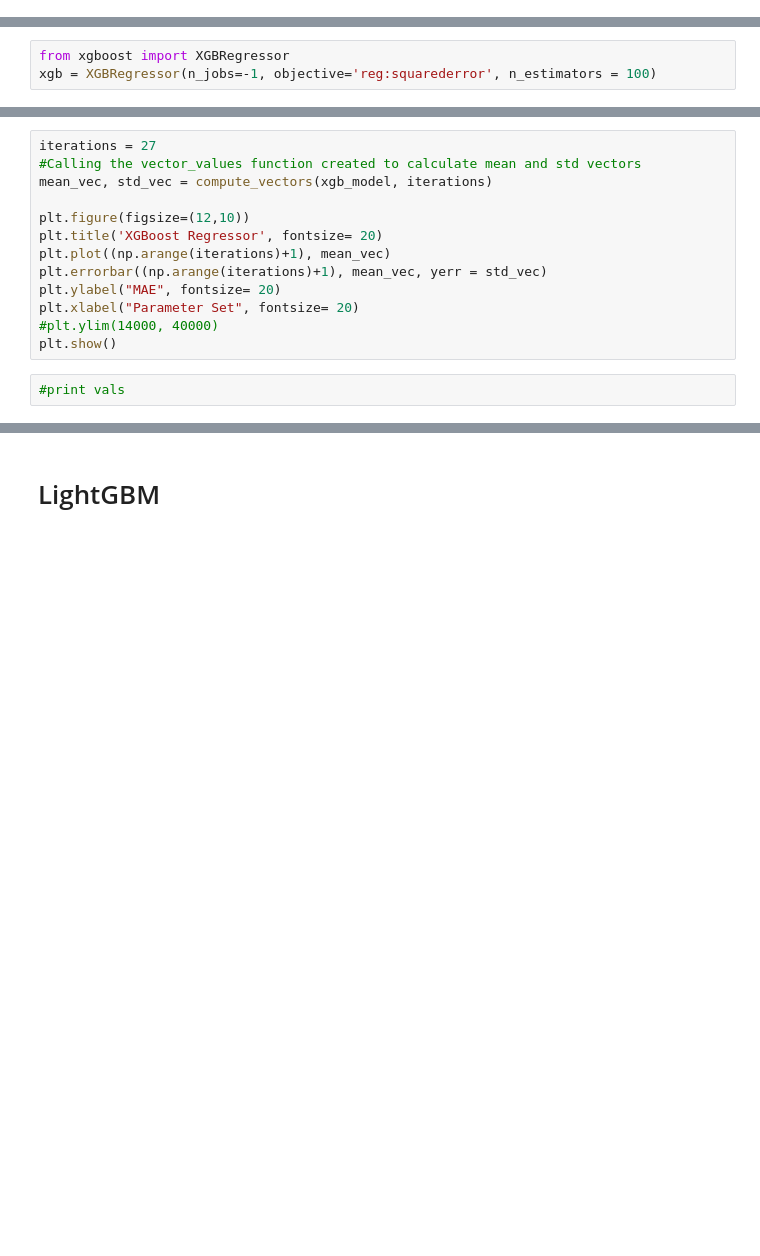
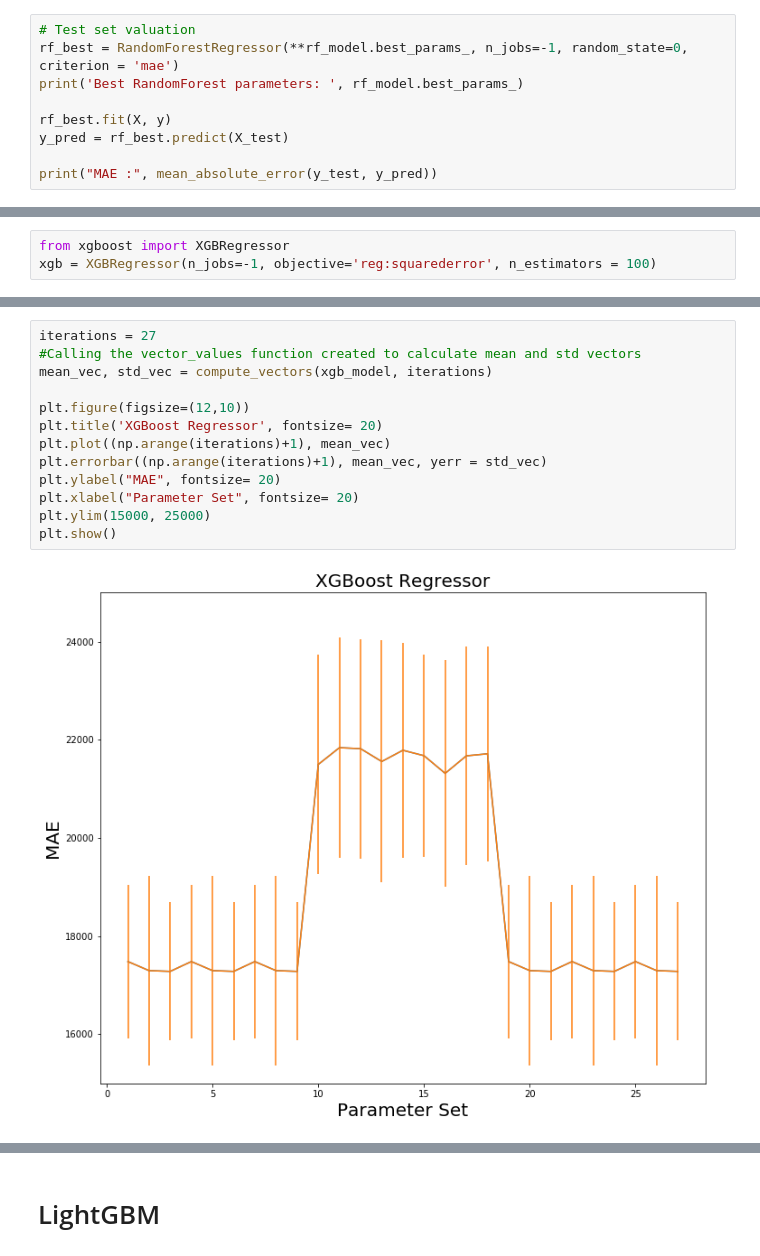
Before and after one commit to rahimrasool/housing_price, a Jupyter notebook: notebooks/Tree_SVR_Ensemble_models.ipynb, the cells around one changed output, grey strips where cells are left out. Cells and saved outputs as stored; diff of their text form; blank space fills up the shorter version.

```diff
--- a/notebooks/Tree_SVR_Ensemble_models.ipynb
+++ b/notebooks/Tree_SVR_Ensemble_models.ipynb
@@ -94,0 +198,9 @@ plt.show()
+# %%
+# Test set valuation
+rf_best = RandomForestRegressor(**rf_model.best_params_, n_jobs=-1, random_state=0, criterion = 'mae')
+print('Best RandomForest parameters: ', rf_model.best_params_)
+
+rf_best.fit(X, y)
+y_pred = rf_best.predict(X_test)
+
+print("MAE :", mean_absolute_error(y_test, y_pred))
@@ -108,15 +260,15 @@ xgb_model.fit(X, y)
 # %%
 iterations = 27
 #Calling the vector_values function created to calculate mean and std vectors
 mean_vec, std_vec = compute_vectors(xgb_model, iterations)
 
 plt.figure(figsize=(12,10))
 plt.title('XGBoost Regressor', fontsize= 20)
 plt.plot((np.arange(iterations)+1), mean_vec)
 plt.errorbar((np.arange(iterations)+1), mean_vec, yerr = std_vec)
 plt.ylabel("MAE", fontsize= 20)
 plt.xlabel("Parameter Set", fontsize= 20)
-#plt.ylim(14000, 40000)
+plt.ylim(15000, 25000)
 plt.show()
+# %% [output]
+[figure, added]
-# %%
-#print vals
```
Also changed, not shown: parts of 49 cells of this notebook, 2 other files.
